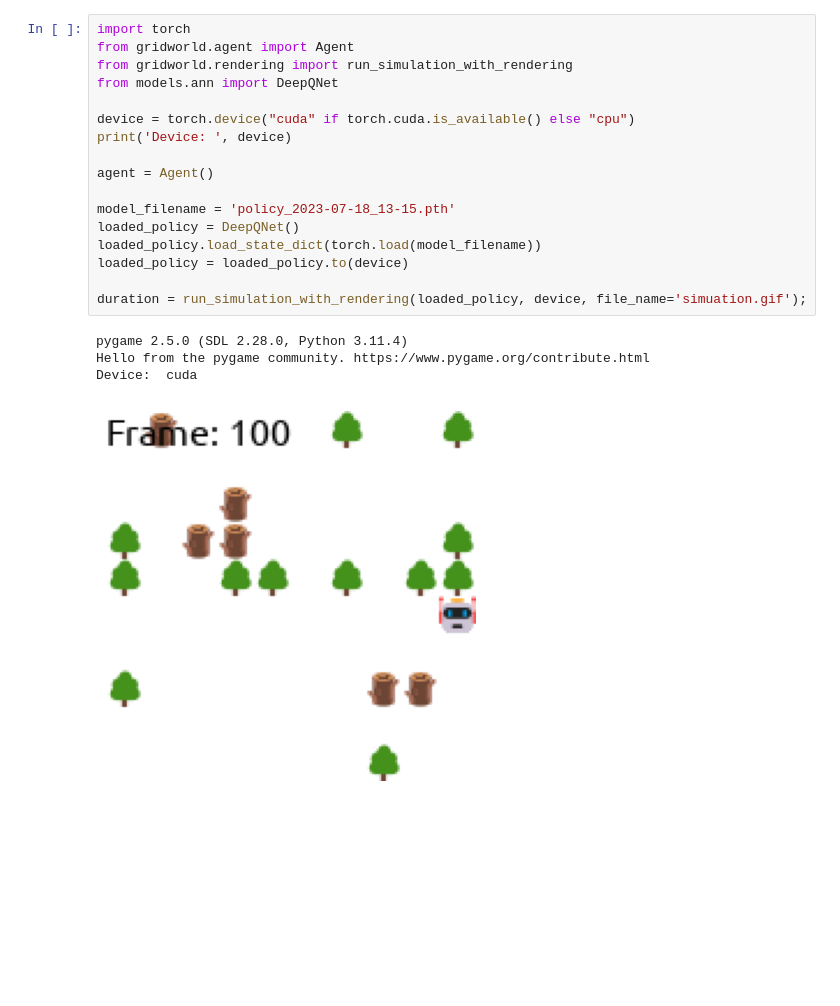
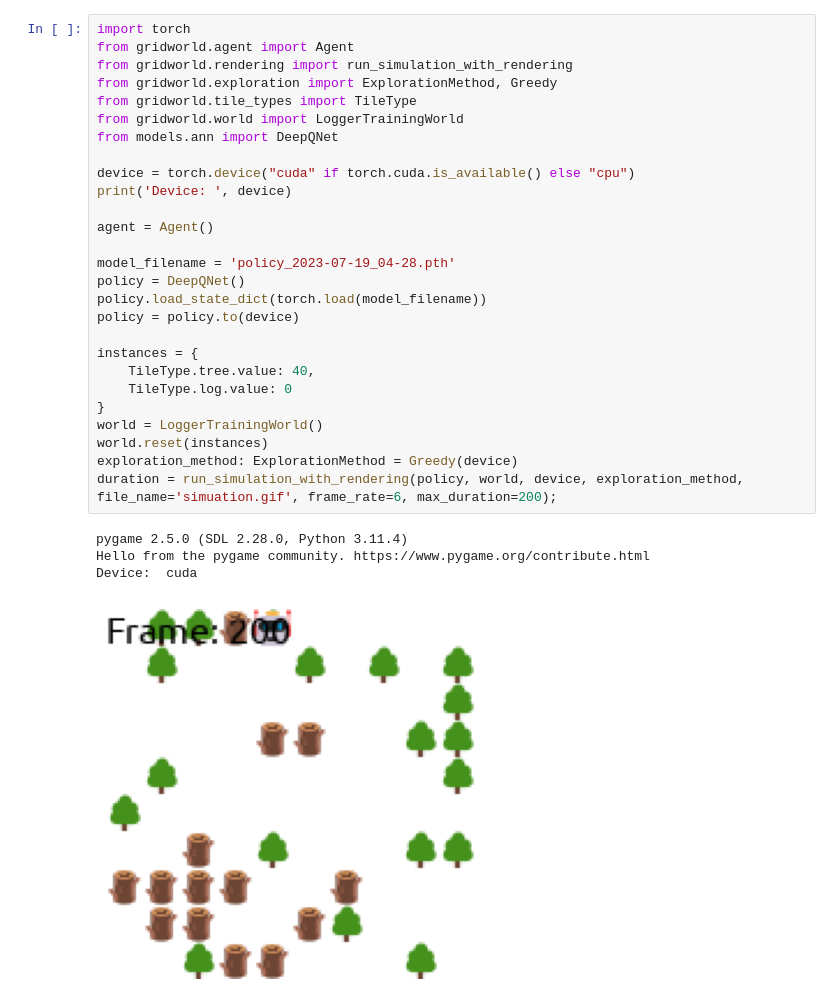
Before and after one commit to Liamdev631/gridworld_rl, a Jupyter notebook: render_DeepQ.ipynb, the cells around one changed output. Cells and saved outputs as stored; diff of their text form; blank space fills up the shorter version.

```diff
--- a/render_DeepQ.ipynb
+++ b/render_DeepQ.ipynb
@@ -1,22 +1,32 @@
 # %%
 import torch
 from gridworld.agent import Agent
 from gridworld.rendering import run_simulation_with_rendering
+from gridworld.exploration import ExplorationMethod, Greedy
+from gridworld.tile_types import TileType
+from gridworld.world import LoggerTrainingWorld
 from models.ann import DeepQNet
 
 device = torch.device("cuda" if torch.cuda.is_available() else "cpu")
 print('Device: ', device)
 
 agent = Agent()
 
-model_filename = 'policy_2023-07-18_13-15.pth'
-loaded_policy = DeepQNet()
-loaded_policy.load_state_dict(torch.load(model_filename))
-loaded_policy = loaded_policy.to(device)
+model_filename = 'policy_2023-07-19_04-28.pth'
+policy = DeepQNet()
+policy.load_state_dict(torch.load(model_filename))
+policy = policy.to(device)
 
-duration = run_simulation_with_rendering(loaded_policy, device, file_name='simuation.gif');
+instances = {
+    TileType.tree.value: 40,
+    TileType.log.value: 0
+}
+world = LoggerTrainingWorld()
+world.reset(instances)
+exploration_method: ExplorationMethod = Greedy(device)
+duration = run_simulation_with_rendering(policy, world, device, exploration_method, file_name='simuation.gif', frame_rate=6, max_duration=200);
 # %% [output]
 pygame 2.5.0 (SDL 2.28.0, Python 3.11.4)
 Hello from the pygame community. https://www.pygame.org/contribute.html
 Device:  cuda
-[figure, old version]
+[figure, new version]
```
Also changed, not shown: 7 other files.
